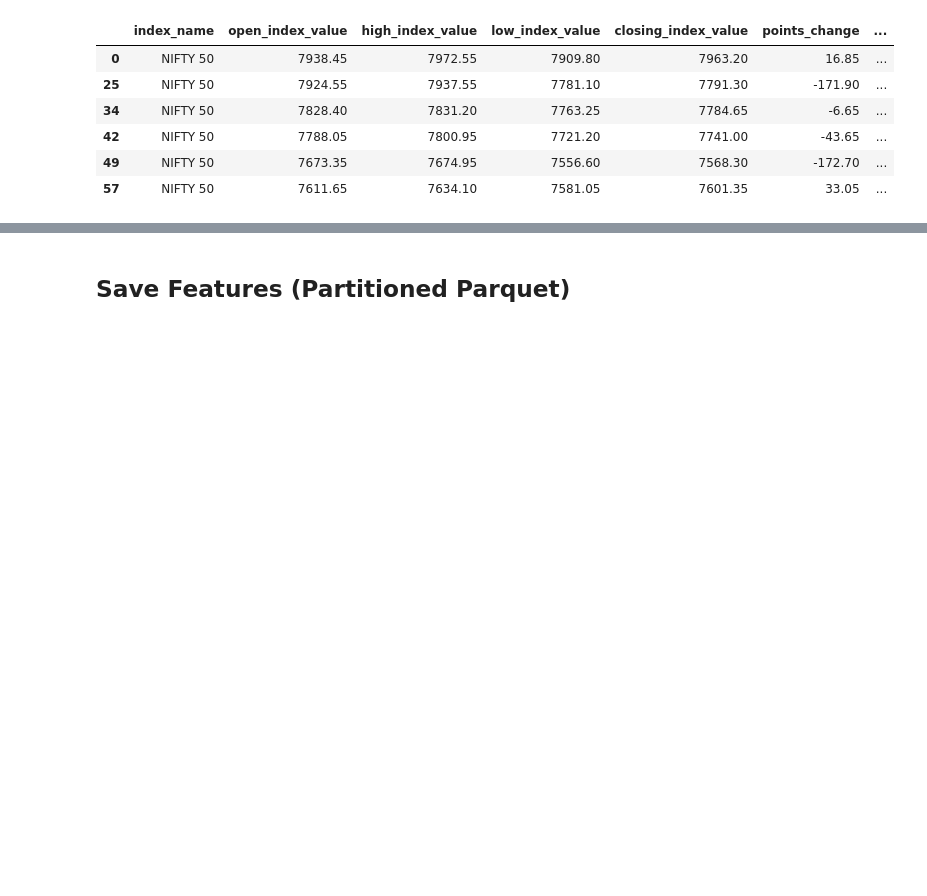
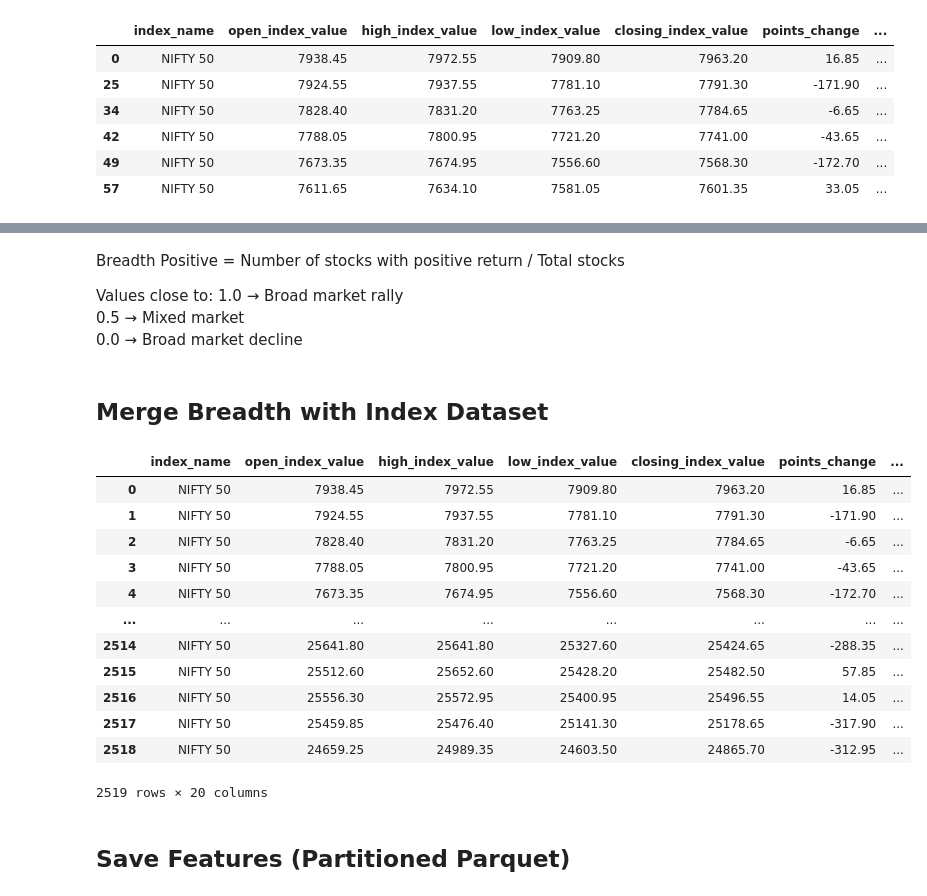
Before and after one commit to Hunter926261/NSE-NIFTY-50-DATA-PIPELINE, a Jupyter notebook: notebooks/01_index_feature_engineering.ipynb, the cells around one changed output, grey strips where cells are left out. Saved outputs shown, nothing was run; the diff lists cells and outputs as text; code cells hidden in the pictures; blank space fills up the shorter version.

```diff
--- a/notebooks/01_index_feature_engineering.ipynb
+++ b/notebooks/01_index_feature_engineering.ipynb
@@ -203,3 +264,30 @@ df.head(6)
+# %% [markdown]
+Breadth Positive = Number of stocks with positive return / Total stocks
+
+Values close to:
+1.0 → Broad market rally
+0.5 → Mixed market
+0.0 → Broad market decline
+# %% [markdown]
+## Merge Breadth with Index Dataset
+# %%
+df = df.merge(breadth, on="trade_date", how="left")
+
+df
+# %% [output]
+|  | index_name | open_index_value | high_index_value | low_index_value | closing_index_value | points_change | ... |
+| 0 | NIFTY 50 | 7938.45 | 7972.55 | 7909.80 | 7963.20 | 16.85 | ... |
+| 1 | NIFTY 50 | 7924.55 | 7937.55 | 7781.10 | 7791.30 | -171.90 | ... |
+| 2 | NIFTY 50 | 7828.40 | 7831.20 | 7763.25 | 7784.65 | -6.65 | ... |
+| 3 | NIFTY 50 | 7788.05 | 7800.95 | 7721.20 | 7741.00 | -43.65 | ... |
+| 4 | NIFTY 50 | 7673.35 | 7674.95 | 7556.60 | 7568.30 | -172.70 | ... |
+| ... | ... | ... | ... | ... | ... | ... | ... |
+| 2514 | NIFTY 50 | 25641.80 | 25641.80 | 25327.60 | 25424.65 | -288.35 | ... |
+| 2515 | NIFTY 50 | 25512.60 | 25652.60 | 25428.20 | 25482.50 | 57.85 | ... |
+| 2516 | NIFTY 50 | 25556.30 | 25572.95 | 25400.95 | 25496.55 | 14.05 | ... |
+| 2517 | NIFTY 50 | 25459.85 | 25476.40 | 25141.30 | 25178.65 | -317.90 | ... |
+| 2518 | NIFTY 50 | 24659.25 | 24989.35 | 24603.50 | 24865.70 | -312.95 | ... |
+2519 rows × 20 columns
 # %% [markdown]
 ## Save Features (Partitioned Parquet)
 # %%
```
Also changed, not shown: parts of 9 cells of this notebook, 1 other file.
